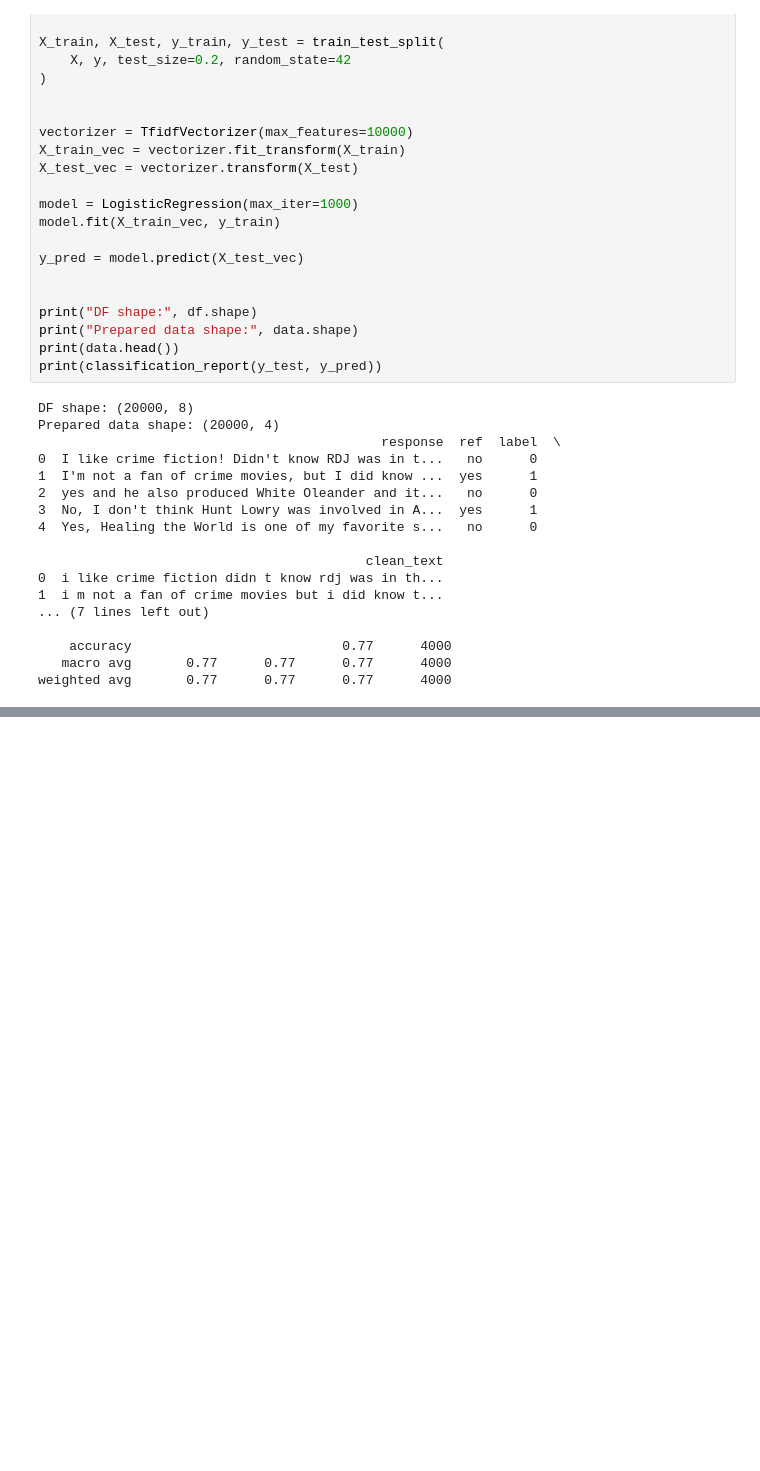
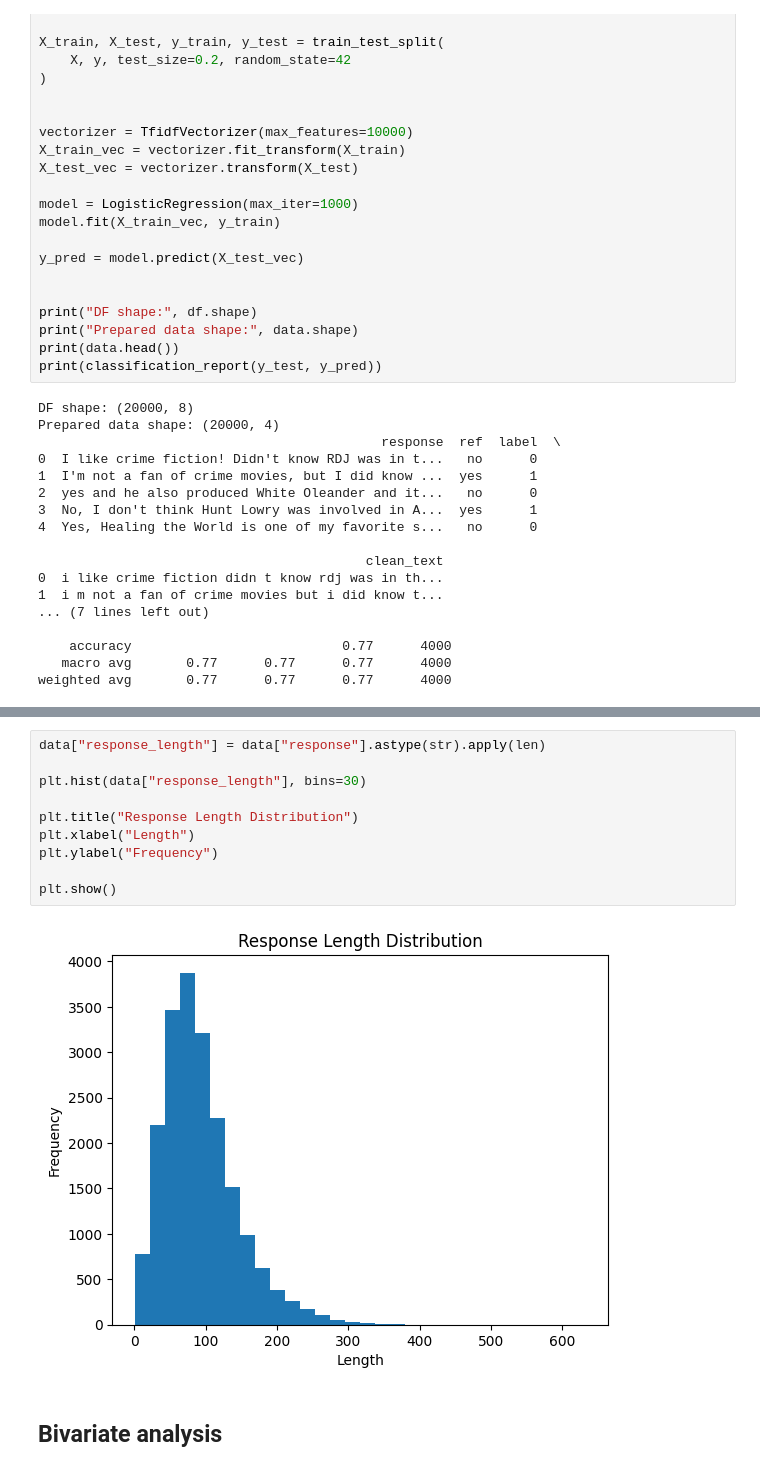
Before and after one commit to Prabhsheenkaur/AI-Hallucination, a Jupyter notebook: ML dataset.ipynb, the cells around one changed output, grey strips where cells are left out. Cells and saved outputs as stored; diff of their text form; blank space fills up the shorter version.

```diff
--- a/ML dataset.ipynb
+++ b/ML dataset.ipynb
@@ -281,0 +362,14 @@ weighted avg       0.77      0.77      0.77      4000
+# %%
+data["response_length"] = data["response"].astype(str).apply(len)
+
+plt.hist(data["response_length"], bins=30)
+
+plt.title("Response Length Distribution")
+plt.xlabel("Length")
+plt.ylabel("Frequency")
+
+plt.show()
+# %% [output]
+[figure, added]
+# %% [markdown]
+## **Bivariate analysis**
```
Also changed, not shown: parts of 15 cells of this notebook.
